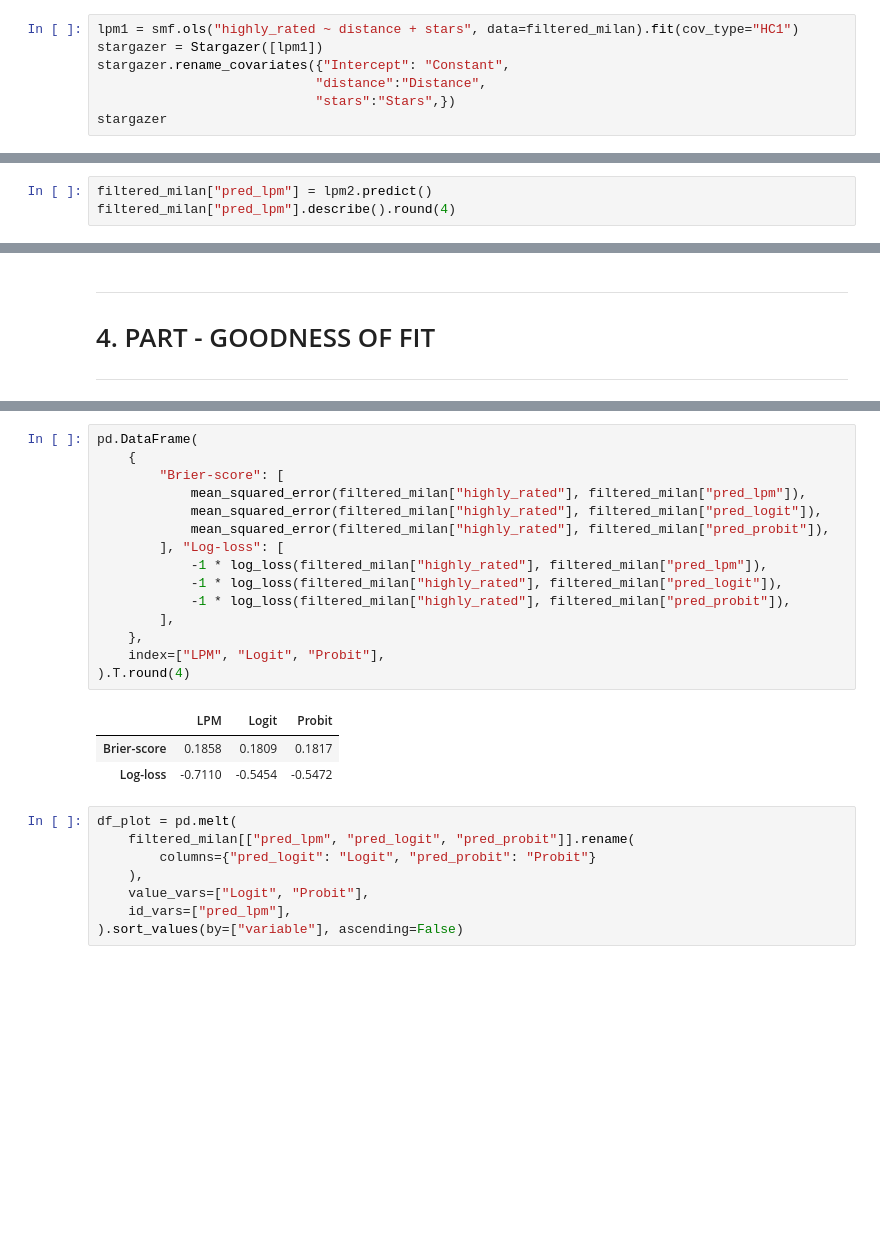
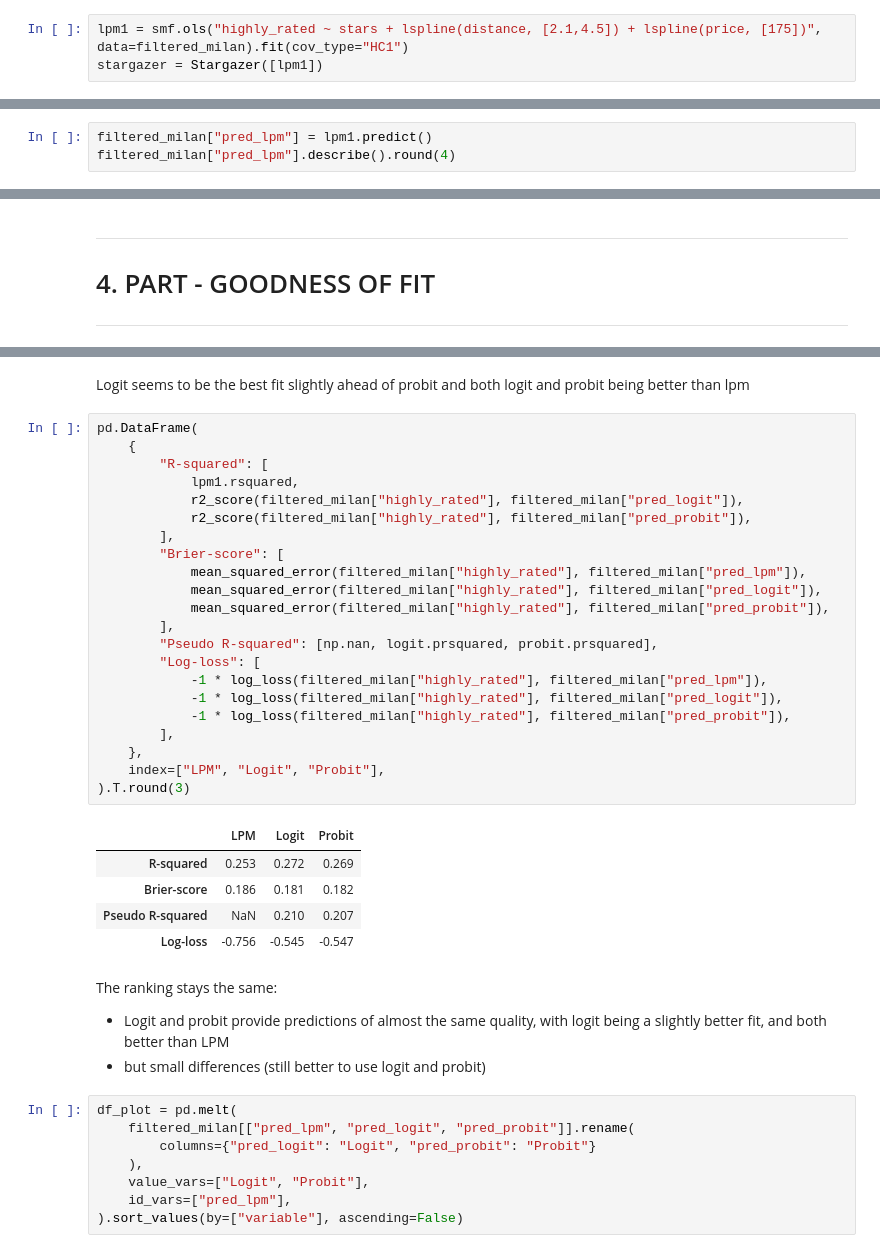
Before and after one commit to mateschieszler/DA2_2023, a Jupyter notebook: work-files/assignment2/Assignment-2_code_work.ipynb, the cells around one changed output, grey strips where cells are left out. Saved outputs shown, nothing was run; the diff lists cells and outputs as text; blank space fills up the shorter version.

```diff
--- a/work-files/assignment2/Assignment-2_code_work.ipynb
+++ b/work-files/assignment2/Assignment-2_code_work.ipynb
@@ -364,7 +372,3 @@ g2b
 # %%
-lpm1 = smf.ols("highly_rated ~ distance + stars", data=filtered_milan).fit(cov_type="HC1")
+lpm1 = smf.ols("highly_rated ~ stars + lspline(distance, [2.1,4.5]) + lspline(price, [175])", data=filtered_milan).fit(cov_type="HC1")
 stargazer = Stargazer([lpm1])
-stargazer.rename_covariates({"Intercept": "Constant",
-                            "distance":"Distance",
-                            "stars":"Stars",})
-stargazer
@@ -483,5 +454,5 @@ lpm1.conf_int(alpha=0.01)
 # %%
-filtered_milan["pred_lpm"] = lpm2.predict()
+filtered_milan["pred_lpm"] = lpm1.predict()
 filtered_milan["pred_lpm"].describe().round(4)
 # %% [output]
 count    3401.0000
@@ -746,22 +793,37 @@ Name: pred_probit, dtype: float64
+# %% [markdown]
+Logit seems to be the best fit slightly ahead of probit and both logit and probit being better than lpm
 # %%
 pd.DataFrame(
     {
+        "R-squared": [
+            lpm1.rsquared,
+            r2_score(filtered_milan["highly_rated"], filtered_milan["pred_logit"]),
+            r2_score(filtered_milan["highly_rated"], filtered_milan["pred_probit"]),
+        ],
         "Brier-score": [
             mean_squared_error(filtered_milan["highly_rated"], filtered_milan["pred_lpm"]),
             mean_squared_error(filtered_milan["highly_rated"], filtered_milan["pred_logit"]),
             mean_squared_error(filtered_milan["highly_rated"], filtered_milan["pred_probit"]),
-        ], "Log-loss": [
+        ],
+        "Pseudo R-squared": [np.nan, logit.prsquared, probit.prsquared],
+        "Log-loss": [
             -1 * log_loss(filtered_milan["highly_rated"], filtered_milan["pred_lpm"]),
             -1 * log_loss(filtered_milan["highly_rated"], filtered_milan["pred_logit"]),
             -1 * log_loss(filtered_milan["highly_rated"], filtered_milan["pred_probit"]),
         ],
     },
     index=["LPM", "Logit", "Probit"],
-).T.round(4)
+).T.round(3)
 # %% [output]
 |  | LPM | Logit | Probit |
-| Brier-score | 0.1858 | 0.1809 | 0.1817 |
-| Log-loss | -0.7110 | -0.5454 | -0.5472 |
+| R-squared | 0.253 | 0.272 | 0.269 |
+| Brier-score | 0.186 | 0.181 | 0.182 |
+| Pseudo R-squared | NaN | 0.210 | 0.207 |
+| Log-loss | -0.756 | -0.545 | -0.547 |
+# %% [markdown]
+The ranking stays the same:
+- Logit and probit provide predictions of almost the same quality, with logit being a slightly better fit, and both better than LPM
+- but small differences (still better to use logit and probit)
 # %%
 df_plot = pd.melt(
     filtered_milan[["pred_lpm", "pred_logit", "pred_probit"]].rename(
```
Also changed, not shown: parts of 48 cells of this notebook.
